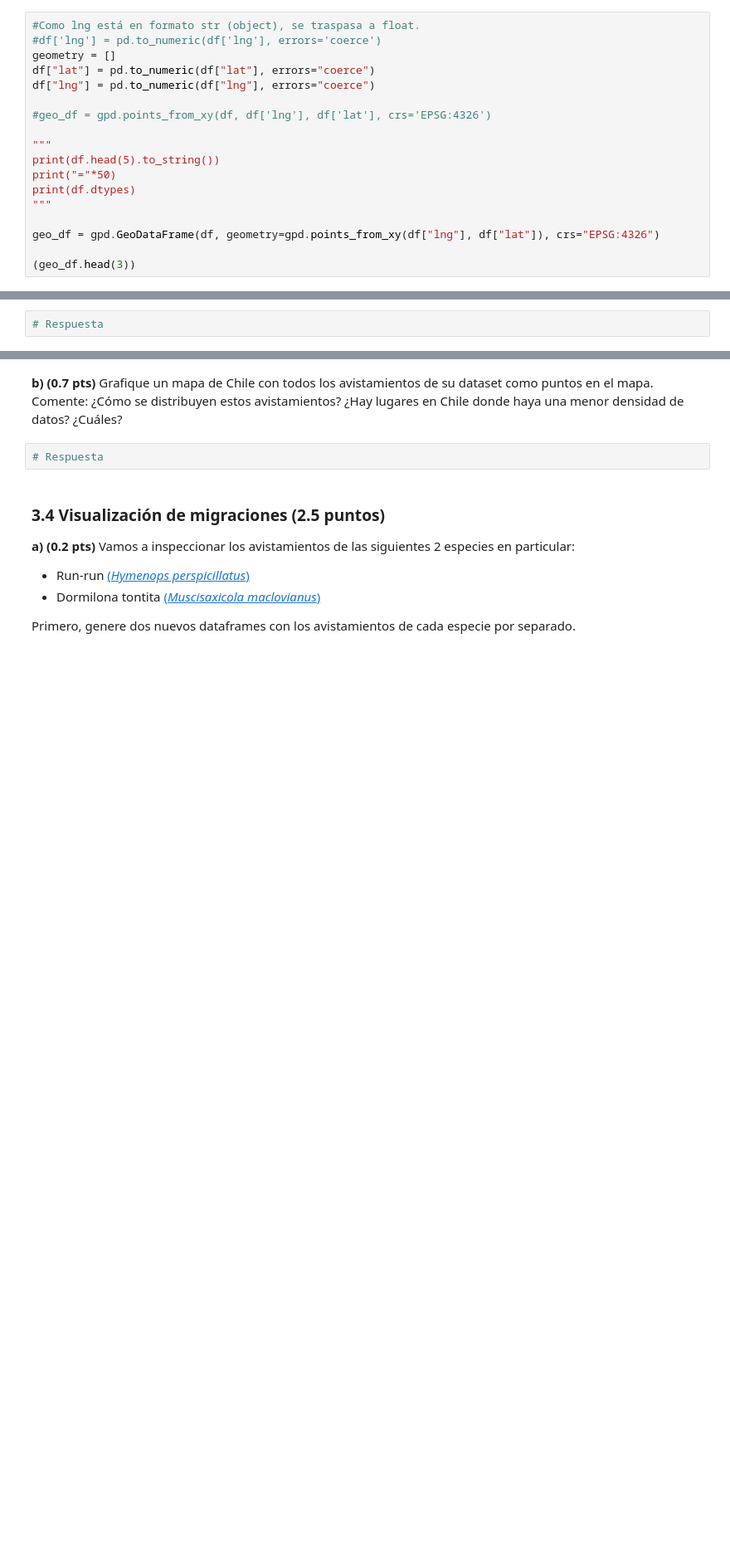
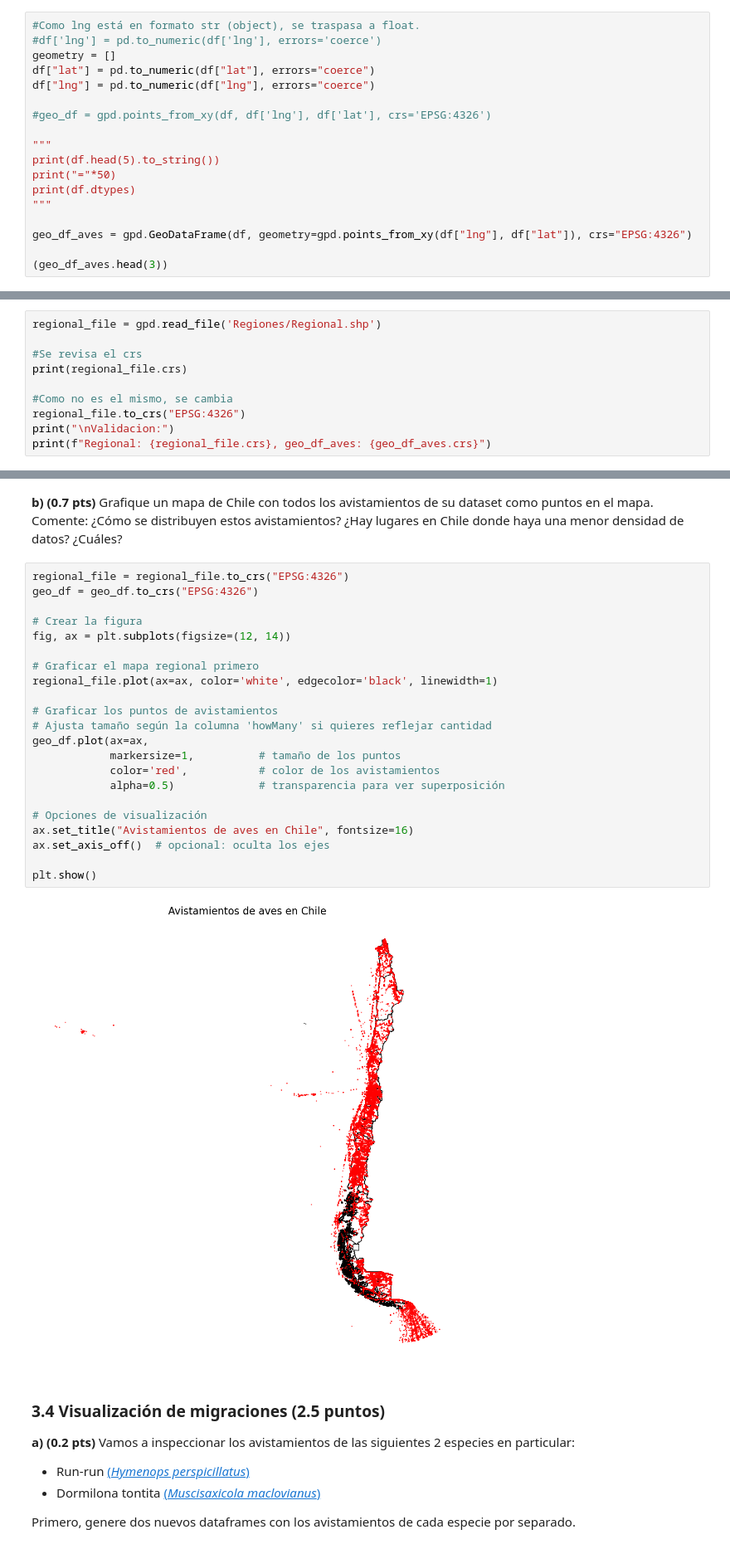
Before and after one commit to BenjaCidR/IMT2200-BENJAMIN-CID, a Jupyter notebook: Tareas/tarea 02/IMT2200-25s2 - Tarea 02.ipynb, the cells around one changed output, grey strips where cells are left out. Shown: that part at 83% size. Saved outputs shown, nothing was run; the diff lists cells and outputs as text; blank space fills up the shorter version.

Commit message:
Se descargan archivos de divisiones regionales y se mapea pr primera instancia

```diff
--- a/Tareas/tarea 02/IMT2200-25s2 - Tarea 02.ipynb
+++ b/Tareas/tarea 02/IMT2200-25s2 - Tarea 02.ipynb
@@ -359,9 +359,9 @@ print("="*50)
 print(df.dtypes)
 """
 
-geo_df = gpd.GeoDataFrame(df, geometry=gpd.points_from_xy(df["lng"], df["lat"]), crs="EPSG:4326")
+geo_df_aves = gpd.GeoDataFrame(df, geometry=gpd.points_from_xy(df["lng"], df["lat"]), crs="EPSG:4326")
 
-(geo_df.head(3))
+(geo_df_aves.head(3))
 # %% [output]
 |  | speciesCode | comName | sciName | locId | locName | obsDt | month | year_month | howMany | lat | ... |
 | 0 | soulap1 | Queltehue común | Vanellus chilensis | L10140471 | Villa Parque Austral, Osorno, Reg... | 2022-01-01 | 1.0 | 2022-01 | 3.0 | -40.585844 | ... |
@@ -372,4 +372,12 @@ geo_df = gpd.GeoDataFrame(df, geometry=gpd.points_from_xy(df["lng"], df["lat"]),
 
 **a) (0.3 pts)** Utilice `geopandas` para leer el archivo `Regional.shp` descargado de BCN. Asegúrese de que su CRS sea el mismo que utilizó en la sección anterior.
 # %%
-# Respuesta
+regional_file = gpd.read_file('Regiones/Regional.shp')
+
+#Se revisa el crs
+print(regional_file.crs)
+
+#Como no es el mismo, se cambia
+regional_file.to_crs("EPSG:4326")
+print("\nValidacion:")
+print(f"Regional: {regional_file.crs}, geo_df_aves: {geo_df_aves.crs}")
@@ -376,7 +389,29 @@ geo_df = gpd.GeoDataFrame(df, geometry=gpd.points_from_xy(df["lng"], df["lat"]),
 # %% [markdown]
 **b) (0.7 pts)** Grafique un mapa de Chile con todos los avistamientos de su dataset como puntos en el mapa. Comente: ¿Cómo se distribuyen estos avistamientos? ¿Hay lugares en Chile donde haya una menor densidad de datos? ¿Cuáles?
 # %%
-# Respuesta
+regional_file = regional_file.to_crs("EPSG:4326")
+geo_df = geo_df.to_crs("EPSG:4326")
+
+# Crear la figura
+fig, ax = plt.subplots(figsize=(12, 14))
+
+# Graficar el mapa regional primero
+regional_file.plot(ax=ax, color='white', edgecolor='black', linewidth=1)
+
+# Graficar los puntos de avistamientos
+# Ajusta tamaño según la columna 'howMany' si quieres reflejar cantidad
+geo_df.plot(ax=ax,
+            markersize=1,          # tamaño de los puntos
+            color='red',           # color de los avistamientos
+            alpha=0.5)             # transparencia para ver superposición
+
+# Opciones de visualización
+ax.set_title("Avistamientos de aves en Chile", fontsize=16)
+ax.set_axis_off()  # opcional: oculta los ejes
+
+plt.show()
+# %% [output]
+[figure, added]
 # %% [markdown]
 ### 3.4 Visualización de migraciones (2.5 puntos)
 
```
Also changed, not shown: parts of 2 cells of this notebook, 13 other files.
